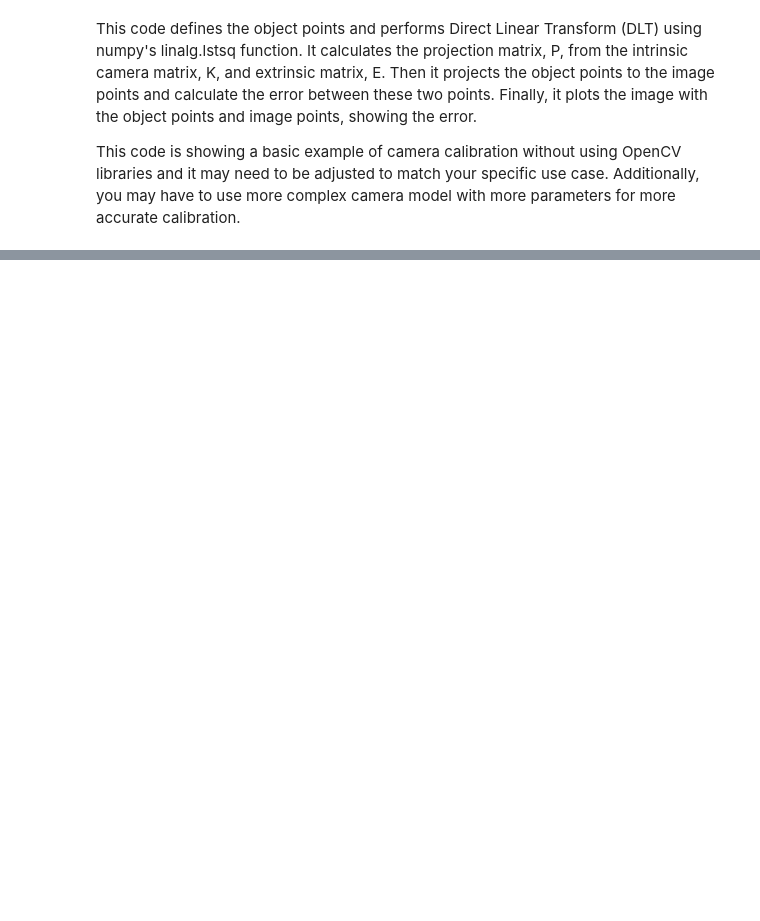
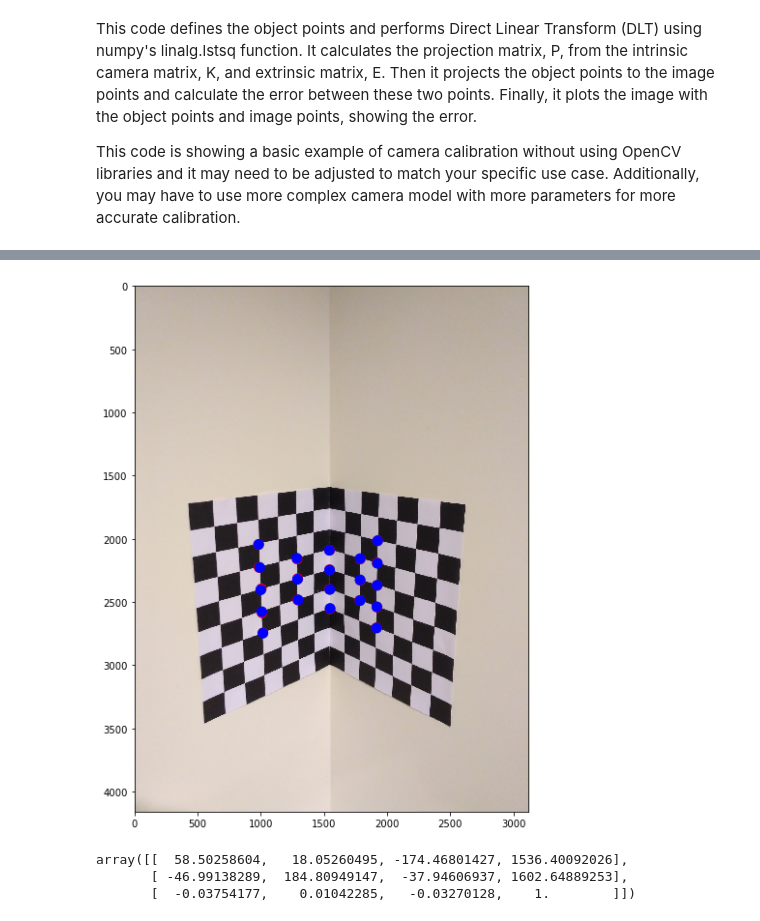
Before and after one commit to parths2410/Computer-Vision-IIITH-Spring23, a Jupyter notebook: assignment-1/src/Q1.ipynb, the cells around one changed output, grey strips where cells are left out. Saved outputs shown, nothing was run; the diff lists cells and outputs as text; code cells hidden in the pictures; blank space fills up the shorter version.

```diff
--- a/assignment-1/src/Q1.ipynb
+++ b/assignment-1/src/Q1.ipynb
@@ -321,0 +80,11 @@ H, inliers = RANSAC_DLT(points1, points2, threshold, n_iterations)
+# %%
+# Makes a matrix homogeneous - appends one to the end of each row
+def make_homo(no_homo):
+    homo = np.hstack([no_homo, np.ones(no_homo.shape[0]).reshape(-1,1)])
+    return homo
+# %%
+# small x denotes the image coordinates
+x = make_homo(image_coords)
+
+# big X denotes the world coordinates
+X = make_homo(world_coords)
@@ -321,0 +162,8 @@ H, inliers = RANSAC_DLT(points1, points2, threshold, n_iterations)
+# %%
+def project_points(P, X):
+    x = P @ X.T
+    x = x/x[2]
+    return x.T[:, :2]
+
+def get_projection_error(x, x_proj):
+    return np.mean(np.linalg.norm(x_proj - x, axis=1))
@@ -321,0 +198,19 @@ H, inliers = RANSAC_DLT(points1, points2, threshold, n_iterations)
+# %%
+fig = plt.figure(figsize=(10,10))
+
+imgplot = plt.imshow(img)
+
+colors = np.random.rand(N)
+area = (10 * np.ones(N))**2
+
+plt.scatter(x[:, 0], x[:,1], c = 'r', s = area)
+plt.scatter(x_proj[:, 0], x_proj[:,1], c = 'b', s = area)
+plt.show()
+# %% [output]
+[figure, added]
+# %%
+P
+# %% [output]
+array([[  58.50258604,   18.05260495, -174.46801427, 1536.40092026],
+       [ -46.99138289,  184.80949147,  -37.94606937, 1602.64889253],
+       [  -0.03754177,    0.01042285,   -0.03270128,    1.        ]])
```
Also changed, not shown: parts of 37 cells of this notebook, 1 other file.
